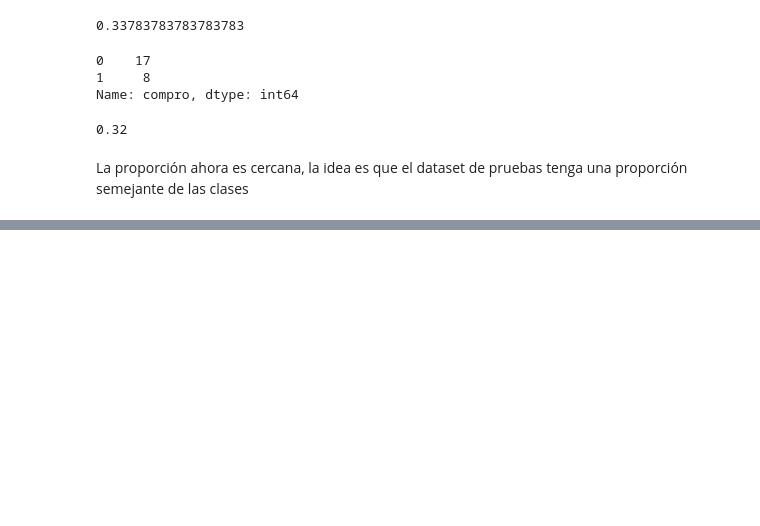
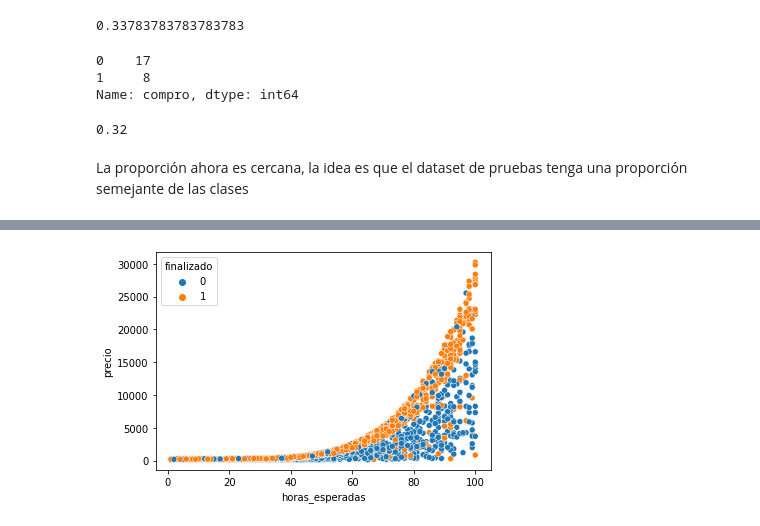
Before and after one commit to exequiel-farias/sklearn, a Jupyter notebook: ML_clasificacion_con_SKLearn.ipynb, the cells around one changed output, grey strips where cells are left out. Cells and saved outputs as stored; diff of their text form; code cells hidden in the pictures; blank space fills up the shorter version.

```diff
--- a/ML_clasificacion_con_SKLearn.ipynb
+++ b/ML_clasificacion_con_SKLearn.ipynb
@@ -214,0 +262,4 @@ La proporción ahora es cercana, la idea es que el dataset de pruebas tenga una
+# %%
+sns.scatterplot(x= 'horas_esperadas', y='precio',hue= 'finalizado', data= datos);
+# %% [output]
+[figure, added]
```
Also changed, not shown: parts of 19 cells of this notebook.
